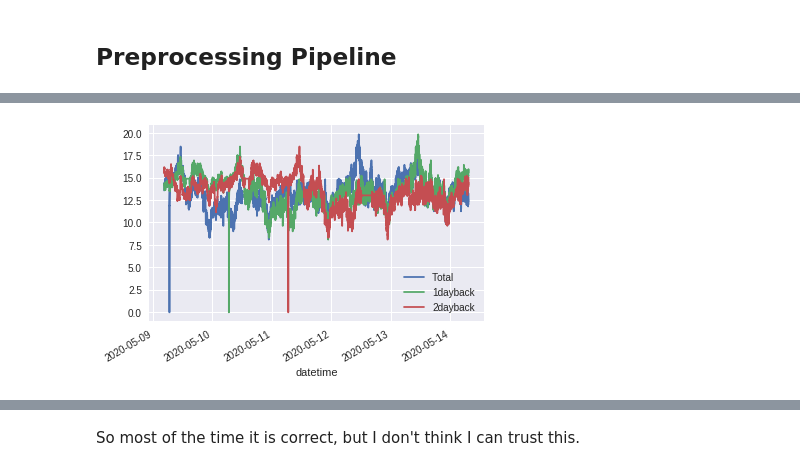
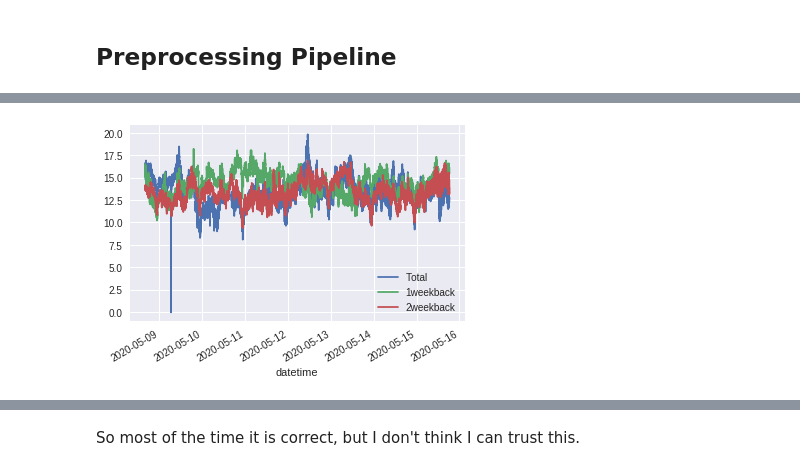
Before and after one commit to gergokoncz/itu, a Jupyter notebook: 4th_semester/large_scale_data/assignment4/influx_exploration.ipynb, the cells around one changed output, grey strips where cells are left out. Cells and saved outputs as stored; diff of their text form; code cells hidden in the pictures.

```diff
--- a/4th_semester/large_scale_data/assignment4/influx_exploration.ipynb
+++ b/4th_semester/large_scale_data/assignment4/influx_exploration.ipynb
@@ -82,7 +82,7 @@ pre_pipeline = Pipeline([
 ])
 # %%
 # apply pipeline
-processed_data = pre_pipeline.fit_transform(demand_df, shifter__days = 7)
+processed_data = pre_pipeline.fit_transform(demand_df, shifter__weeks = 2)
 features = processed_data[0]
 labels = processed_data[0]
 # %%
@@ -98,8 +98,8 @@ features.head()
 # %%
-features[['Total', '1dayback', '2dayback']].iloc[-7000:].plot()
+features[['Total', '1weekback', '2weekback']].iloc[-10000:].plot()
 plt.savefig('1dayback.png')
 # %% [output]
-[figure, old version]
+[figure, new version]
 # %%
 trustworthy_test_df = features.groupby(['year', 'month', 'day', 'hour']).count()
 # %%
```
Also changed, not shown: parts of 26 cells of this notebook, 14 other files.
